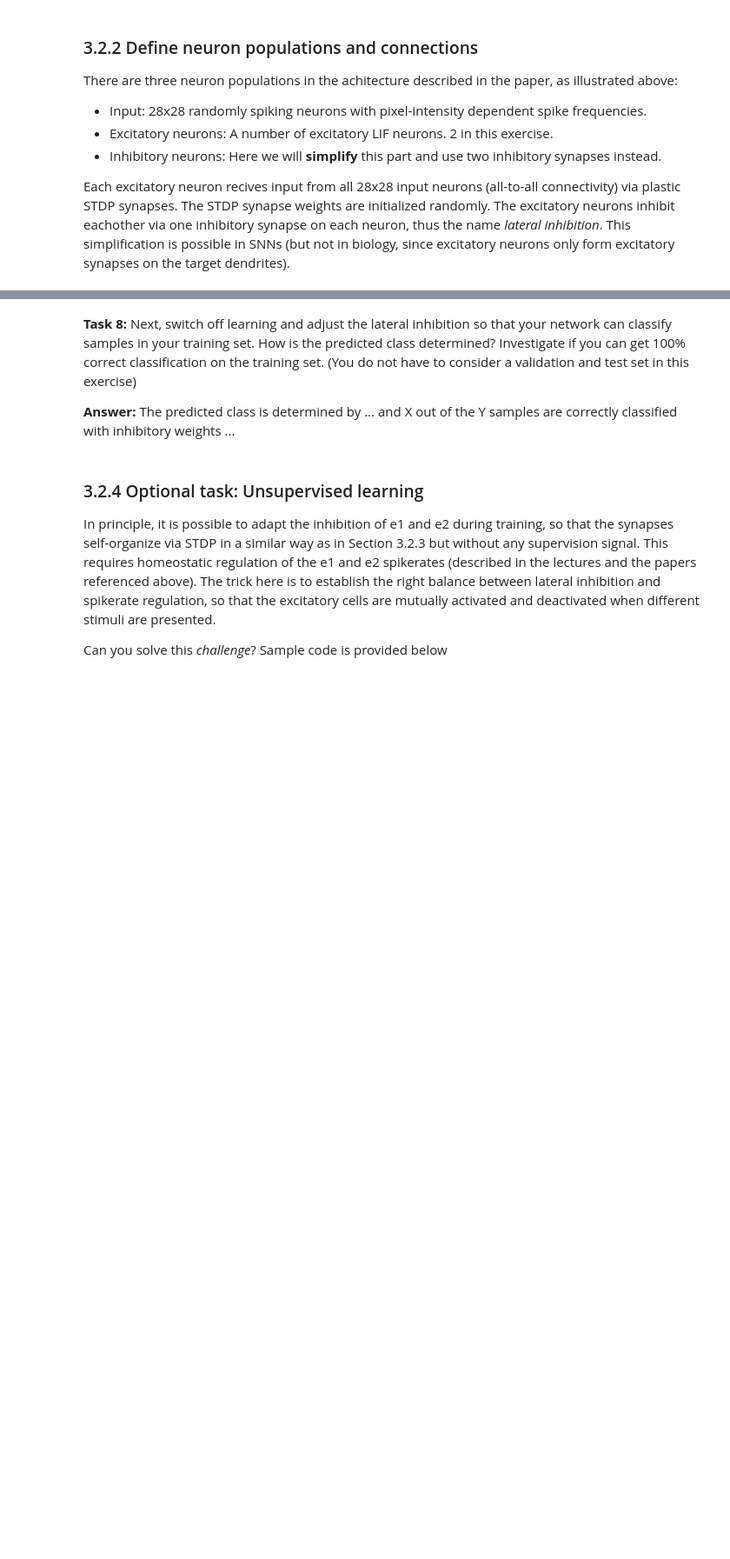
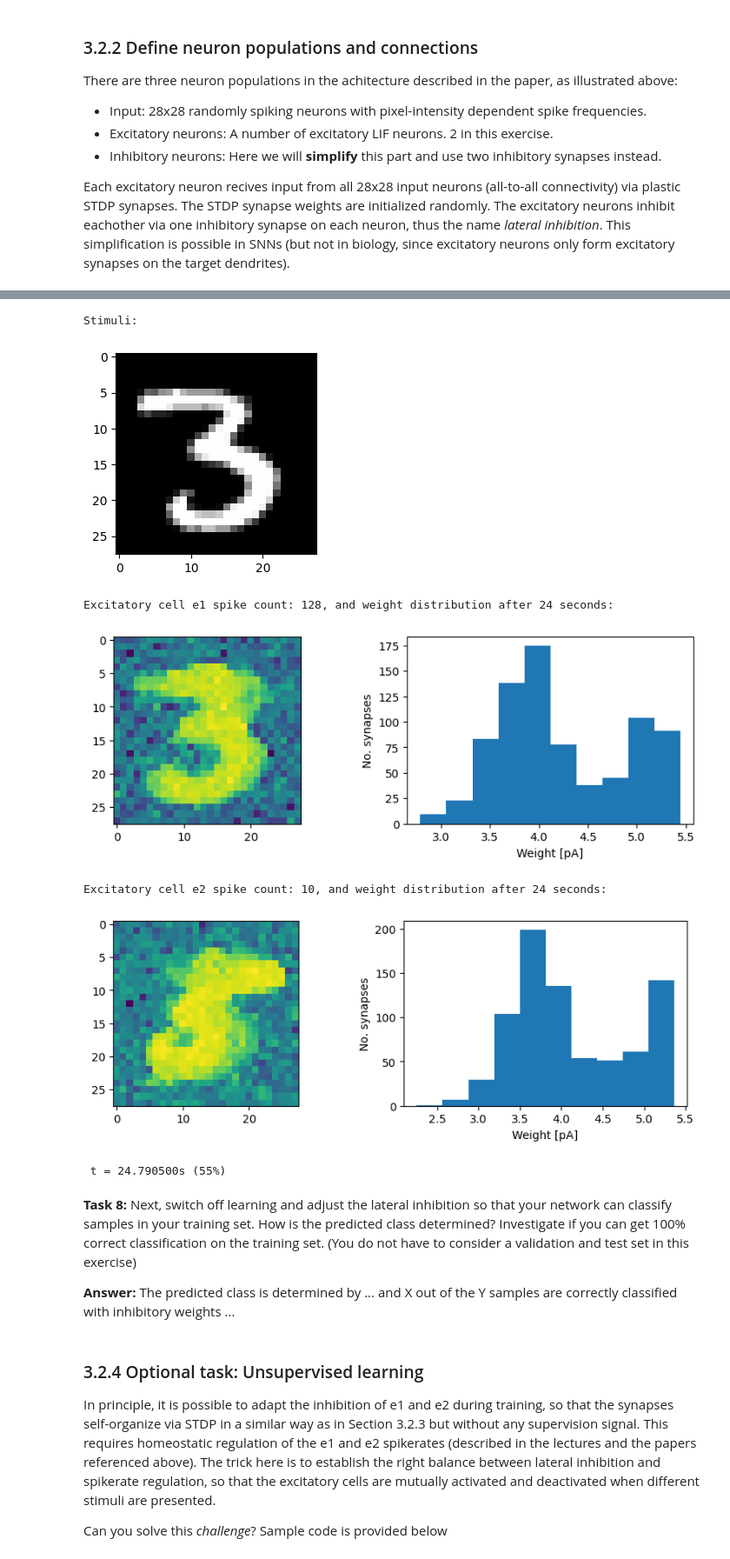
Before and after one commit to 1Ahm1/d7046e-snn2, a Jupyter notebook: SNN-Excercise-2-group1.ipynb, the cells around one changed output, grey strips where cells are left out. Shown at 87% size. Cells and saved outputs as stored; diff of their text form; code cells hidden in the pictures; blank space fills up the shorter version.

```diff
--- a/SNN-Excercise-2-group1.ipynb
+++ b/SNN-Excercise-2-group1.ipynb
@@ -429,15 +584,15 @@ for iterations in range(50): # Training iterations
         stimuli = im3[int(10*np.random.rand())][0]
         ##############################################################################
         # INSERT SUPERVISION SIGNAL HERE, INHIBIT ONE OF THE TWO STDP NEURONS
-        e1['w_syn'][I_inhib] = ...
-        e2['w_syn'][I_inhib] = ...
+        e1['w_syn'][I_inhib] = 0
+        e2['w_syn'][I_inhib] = -205e-12
         ##############################################################################
     else:
         stimuli = im5[int(10*np.random.rand())][0]
         ##############################################################################
         # INSERT SUPERVISION SIGNAL HERE, INHIBIT ONE OF THE TWO STDP NEURONS
-        e1['w_syn'][I_inhib] = ...
-        e2['w_syn'][I_inhib] = ...
+        e1['w_syn'][I_inhib] = -205e-12
+        e2['w_syn'][I_inhib] = 0
         ##############################################################################
     set_input_frequencies(neurons, stimuli)
 
@@ -447,33 +602,41 @@ for iterations in range(50): # Training iterations
         # Update network, including STDP
         spikes = update(dt, t, neurons, connections)
 
         # Count number of spikes from e1 and e2
         e1_count += spikes.count(I_e1)
         e2_count += spikes.count(I_e2)
 
         # Timestep completed
         t += dt
         print('\r t = %fs (%d%%)' % (t, 100*(t-t0)/(simtime+rsttime)), end='')
 
     # Let neurons and synapses rest before the next stimuli
     reset_input_frequencies(neurons)
     while t < t0+simtime+rsttime:
         spikes = update(dt, t, neurons, connections)
         e1_count += spikes.count(I_e1)
         e2_count += spikes.count(I_e2)
         t += dt
         print('\r t = %fs (%d%%)' % (t, 100*(t-t0)/(simtime+rsttime)), end='')
 
     # Refresh the plots
     clear_output()
     print('\nStimuli:')
     plot_digit(plt,stimuli)
     plt.show()
     print('Excitatory cell e1 spike count: %d, and weight distribution after %d seconds:' % (e1_count,t))
     plot_neuron_weights(e1)
     print('Excitatory cell e2 spike count: %d, and weight distribution after %d seconds:' % (e2_count,t))
     plot_neuron_weights(e2)
     plt.show()
+# %% [output]
+Stimuli:
+[figure, added]
+Excitatory cell e1 spike count: 128, and weight distribution after 24 seconds:
+[figure, added]
+Excitatory cell e2 spike count: 10, and weight distribution after 24 seconds:
+[figure, added]
+ t = 24.790500s (55%)
 # %% [markdown]
 **Task 8:** Next, switch off learning and adjust the lateral inhibition so that your network can classify samples in your training set. How is the predicted class determined? Investigate if you can get 100% correct classification on the training set. (You do not have to consider a validation and test set in this exercise)
 
```
Also changed, not shown: parts of 14 cells of this notebook, 8 other files.
